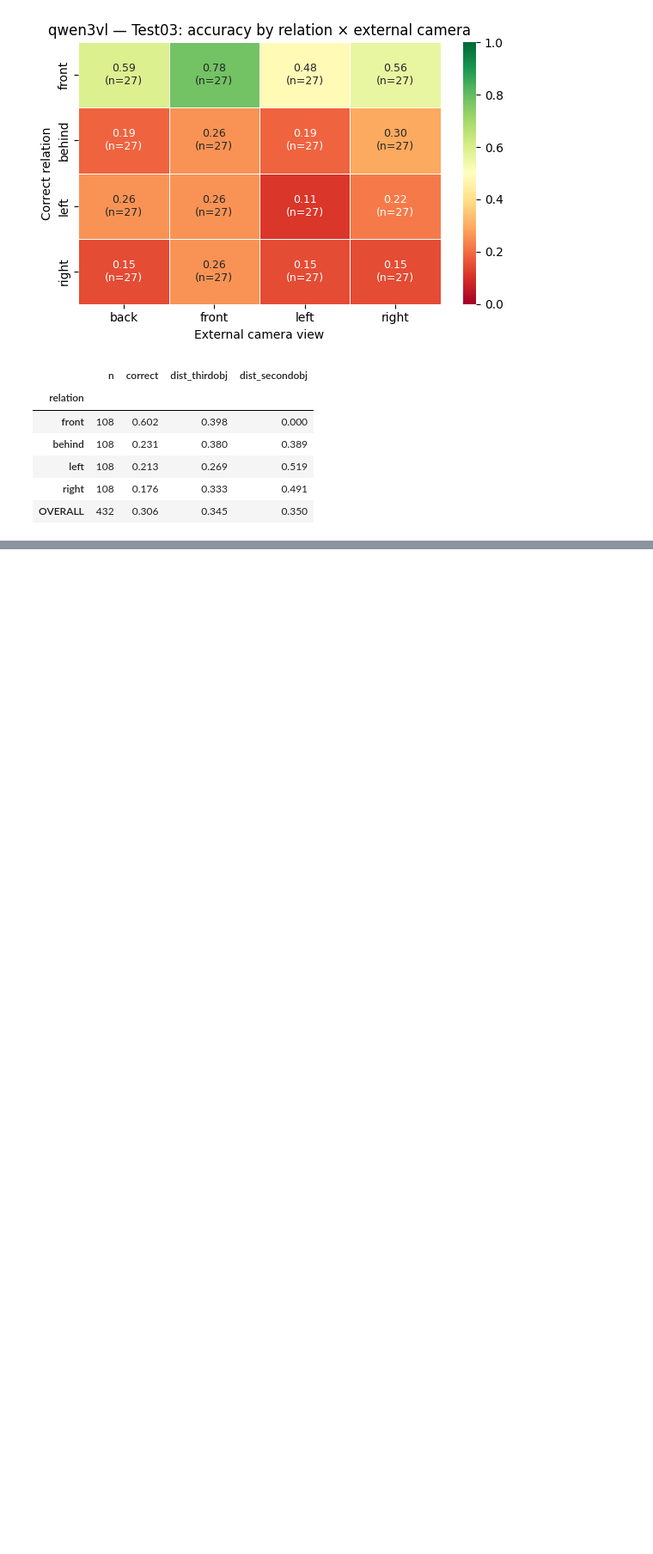
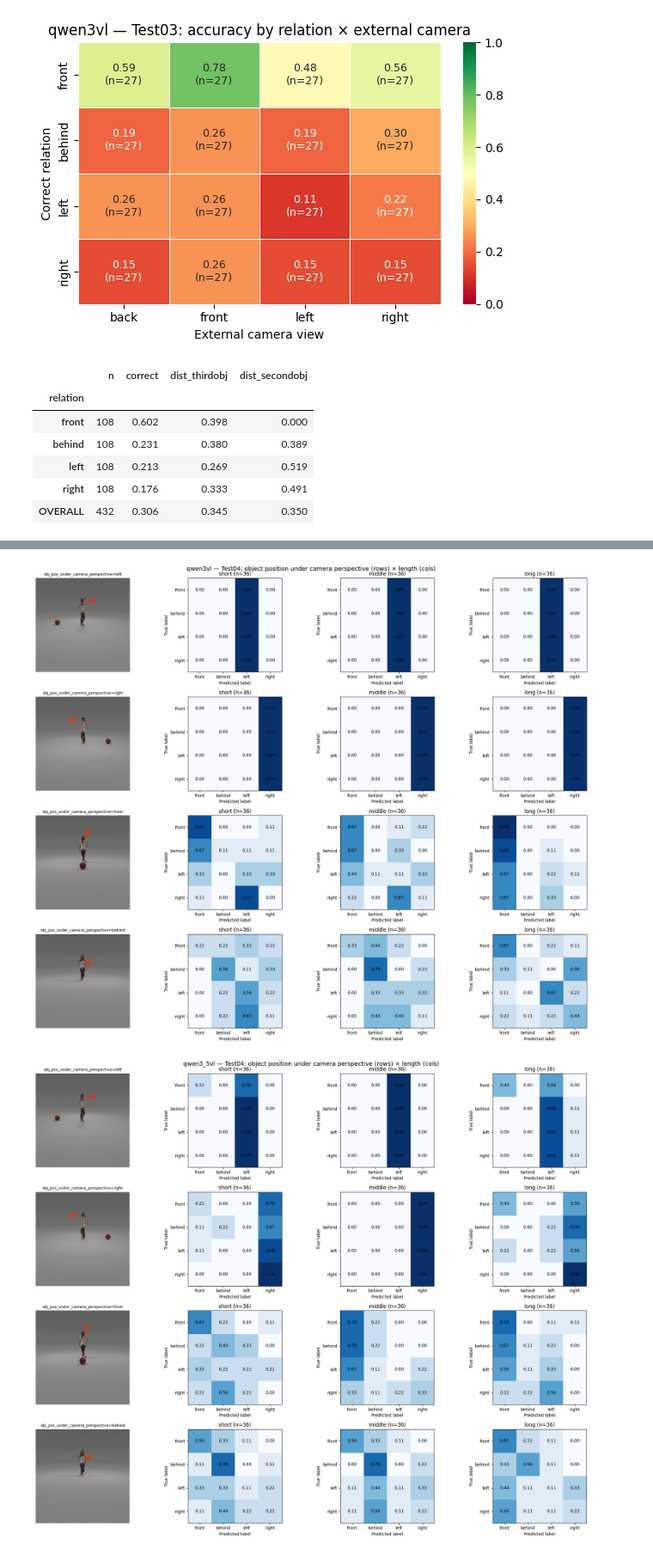
Before and after one commit to zhiying318/Parcours_recherche_server_sync, a Jupyter notebook: comfort_eval_tests/eval_analyse.ipynb, the cells around one changed output, grey strips where cells are left out. Shown at 86% size. Cells and saved outputs as stored; diff of their text form; code cells hidden in the pictures; blank space fills up the shorter version.

```diff
--- a/comfort_eval_tests/eval_analyse.ipynb
+++ b/comfort_eval_tests/eval_analyse.ipynb
@@ -584,0 +737,64 @@ for model, df in all_dfs_03.items():
+# %%
+EXAMPLE_IMAGES_04 = {
+    "left":   "/home/zzou/COMFORT/data/comfort_human_car_visual_marks/behind/basketball__behind__cam_right/0.png",
+    "right":  "/home/zzou/COMFORT/data/comfort_human_car_visual_marks/behind/basketball__behind__cam_left/0.png",
+    "front":  "/home/zzou/COMFORT/data/comfort_human_car_visual_marks/behind/basketball__behind__cam_back/0.png",
+    "behind": "/home/zzou/COMFORT/data/comfort_human_car_visual_marks/behind/basketball__behind__cam_front/0.png",
+}
+
+OBJECT_POSITIONS_UNDER_CAMERA = ["left", "right", "front", "behind"]
+
+for model in models04:
+    if not all_dfs_04.get(model):
+        continue
+
+    dfs = {}
+    for length in lengths04:
+        if length not in all_dfs_04[model]:
+            continue
+        df = all_dfs_04[model][length].copy()
+        parsed = df["image_path"].apply(extract_camera_perspective_comfort)
+        df["object_position"] = parsed.apply(lambda x: RELATION_MAP.get(x[0], x[0]))
+        df["object_position_under_camera_perspective"] = parsed.apply(lambda x: x[1])
+        dfs[length] = df
+        all_dfs_04[model][length] = df
+
+    fig, axes = plt.subplots(4, 4, figsize=(20, 16))
+
+    for j, obj_pos in enumerate(OBJECT_POSITIONS_UNDER_CAMERA):
+        img_path = EXAMPLE_IMAGES_04[obj_pos]
+        if os.path.exists(img_path):
+            axes[j][0].imshow(plt.imread(img_path))
+            axes[j][0].axis("off")
+            axes[j][0].set_title(
+                f"obj_pos_under_camera_perspective={obj_pos}",
+                fontsize=9,
+            )
+        else:
+            axes[j][0].axis("off")
+            axes[j][0].set_title(f"Missing example: {obj_pos}", fontsize=9)
+
+        for i, length in enumerate(lengths04):
+            ax = axes[j][i + 1]
+            if length not in dfs:
+                ax.axis("off")
+                continue
+            sub = dfs[length][
+                dfs[length]["object_position_under_camera_perspective"] == obj_pos
+            ]
+            plot_confusion_on_ax(
+                sub,
+                ax,
+                title=f"{length} (n={len(sub)})",
+                true_labels=RELATIONS,
+            )
+
+    fig.suptitle(
+        f"{model} — Test04: object position under camera perspective (rows) × length (cols)",
+        fontsize=14,
+    )
+    plt.tight_layout()
+    plt.show()
+# %% [output]
+[figure, added]
+[figure, added]
```
Also changed, not shown: parts of 15 cells of this notebook, 37 other files.
